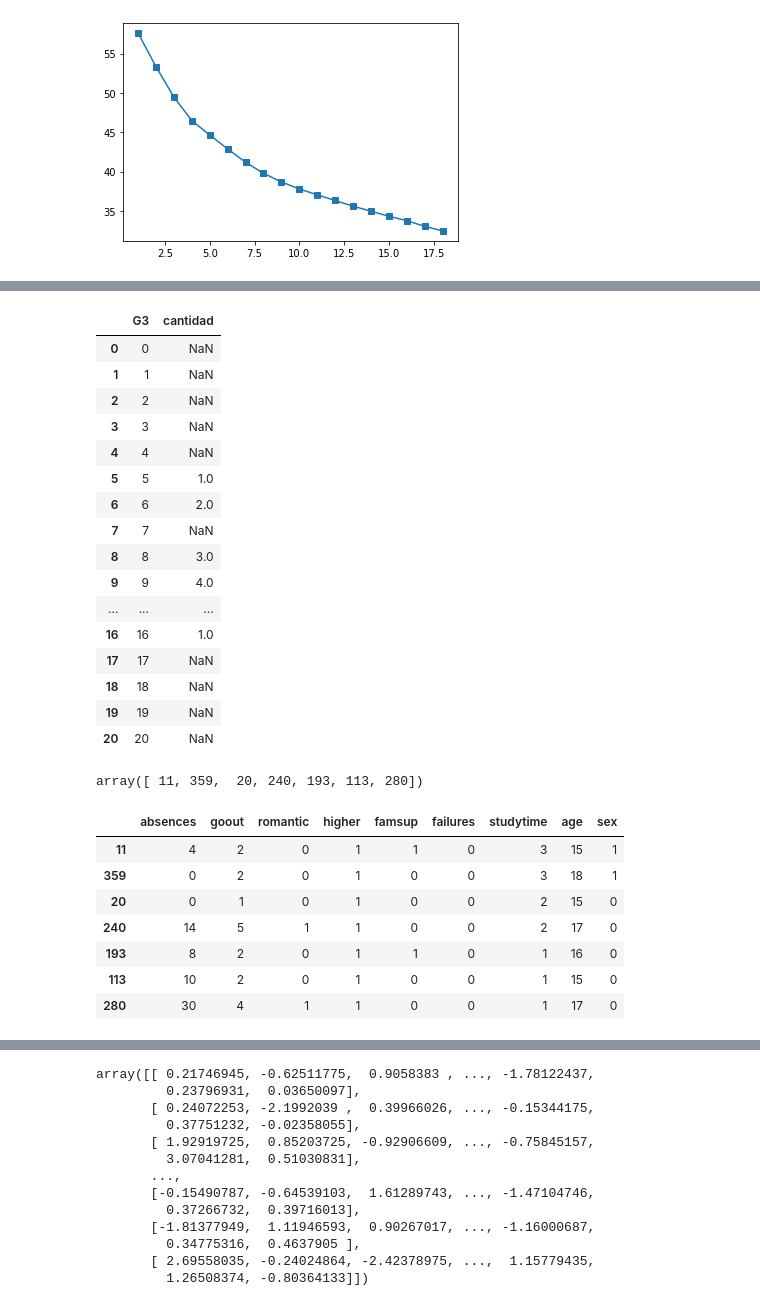
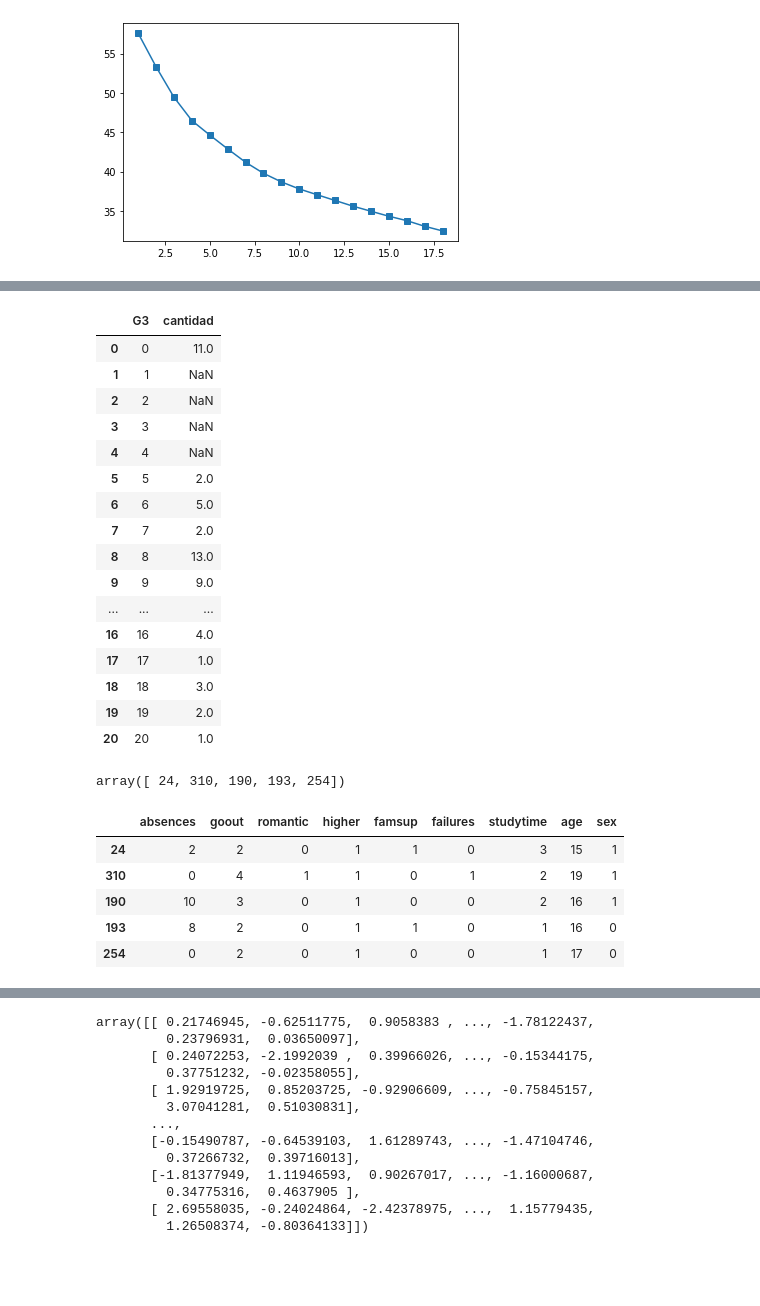
Before and after one commit to albertorekena/education-improvement, a Jupyter notebook: Pruebas_cluster.ipynb, the cells around one changed output, grey strips where cells are left out. Drawn from its saved outputs; the diff is of its cells as text; code cells hidden in the pictures; blank space fills up the shorter version.

```diff
--- a/Pruebas_cluster.ipynb
+++ b/Pruebas_cluster.ipynb
@@ -907,8 +908,9 @@ plt.plot(range(1,n_classes+1), inertia, marker='s')
 [figure]
 # %%
 #aplicamos kmeans con los componentes anteriores
-kmeans = KMeans(n_clusters=7, n_init=100, random_state=RANDOM_STATE, n_jobs=1)
-kmeans.fit(X_pca);
+kmeans = KMeans(n_clusters=5, n_init=100, random_state=RANDOM_STATE, n_jobs=1)
+kmeans.fit(X_pca)
+preds = kmeans.fit_predict(X_pca)
 cluster_labels = kmeans.labels_
 # %%
 centroids = kmeans.cluster_centers_
@@ -976,46 +994,44 @@ cantidadGrupo
 # %%
-group_referrer_index = copy['label'] ==1
+group_referrer_index = copy['label'] ==0
 group_referrals = copy[group_referrer_index]
 
 diversidadGrupo =  pd.DataFrame()
 diversidadGrupo['G3']=[0,1,2,3,4,5,6,7,8,9,10,11,12,13,14,15,16,17,18,19,20]
 diversidadGrupo['cantidad']=group_referrals.groupby('G3').size()
 diversidadGrupo
 # %% [output]
 |  | G3 | cantidad |
-| 0 | 0 | NaN |
+| 0 | 0 | 11.0 |
 | 1 | 1 | NaN |
 | 2 | 2 | NaN |
 | 3 | 3 | NaN |
 | 4 | 4 | NaN |
-| 5 | 5 | 1.0 |
-| 6 | 6 | 2.0 |
-| 7 | 7 | NaN |
-| 8 | 8 | 3.0 |
-| 9 | 9 | 4.0 |
+| 5 | 5 | 2.0 |
+| 6 | 6 | 5.0 |
+| 7 | 7 | 2.0 |
+| 8 | 8 | 13.0 |
+| 9 | 9 | 9.0 |
 | ... | ... | ... |
-| 16 | 16 | 1.0 |
-| 17 | 17 | NaN |
-| 18 | 18 | NaN |
-| 19 | 19 | NaN |
-| 20 | 20 | NaN |
+| 16 | 16 | 4.0 |
+| 17 | 17 | 1.0 |
+| 18 | 18 | 3.0 |
+| 19 | 19 | 2.0 |
+| 20 | 20 | 1.0 |
 # %%
 #vemos el representante del grupo, el usuario cercano a su centroid
 closest, _ = pairwise_distances_argmin_min(kmeans.cluster_centers_, X_pca)
 closest
 # %% [output]
-array([ 11, 359,  20, 240, 193, 113, 280])
+array([ 24, 310, 190, 193, 254])
 # %%
 X.iloc[closest]
 # %% [output]
 |  | absences | goout | romantic | higher | famsup | failures | studytime | age | sex |
-| 11 | 4 | 2 | 0 | 1 | 1 | 0 | 3 | 15 | 1 |
-| 359 | 0 | 2 | 0 | 1 | 0 | 0 | 3 | 18 | 1 |
-| 20 | 0 | 1 | 0 | 1 | 0 | 0 | 2 | 15 | 0 |
-| 240 | 14 | 5 | 1 | 1 | 0 | 0 | 2 | 17 | 0 |
+| 24 | 2 | 2 | 0 | 1 | 1 | 0 | 3 | 15 | 1 |
+| 310 | 0 | 4 | 1 | 1 | 0 | 1 | 2 | 19 | 1 |
+| 190 | 10 | 3 | 0 | 1 | 0 | 0 | 2 | 16 | 1 |
 | 193 | 8 | 2 | 0 | 1 | 1 | 0 | 1 | 16 | 0 |
-| 113 | 10 | 2 | 0 | 1 | 0 | 0 | 1 | 15 | 0 |
-| 280 | 30 | 4 | 1 | 1 | 0 | 0 | 1 | 17 | 0 |
+| 254 | 0 | 2 | 0 | 1 | 0 | 0 | 1 | 17 | 0 |
 # %%
 
 y[closest]
```
Also changed, not shown: parts of 17 cells of this notebook.
